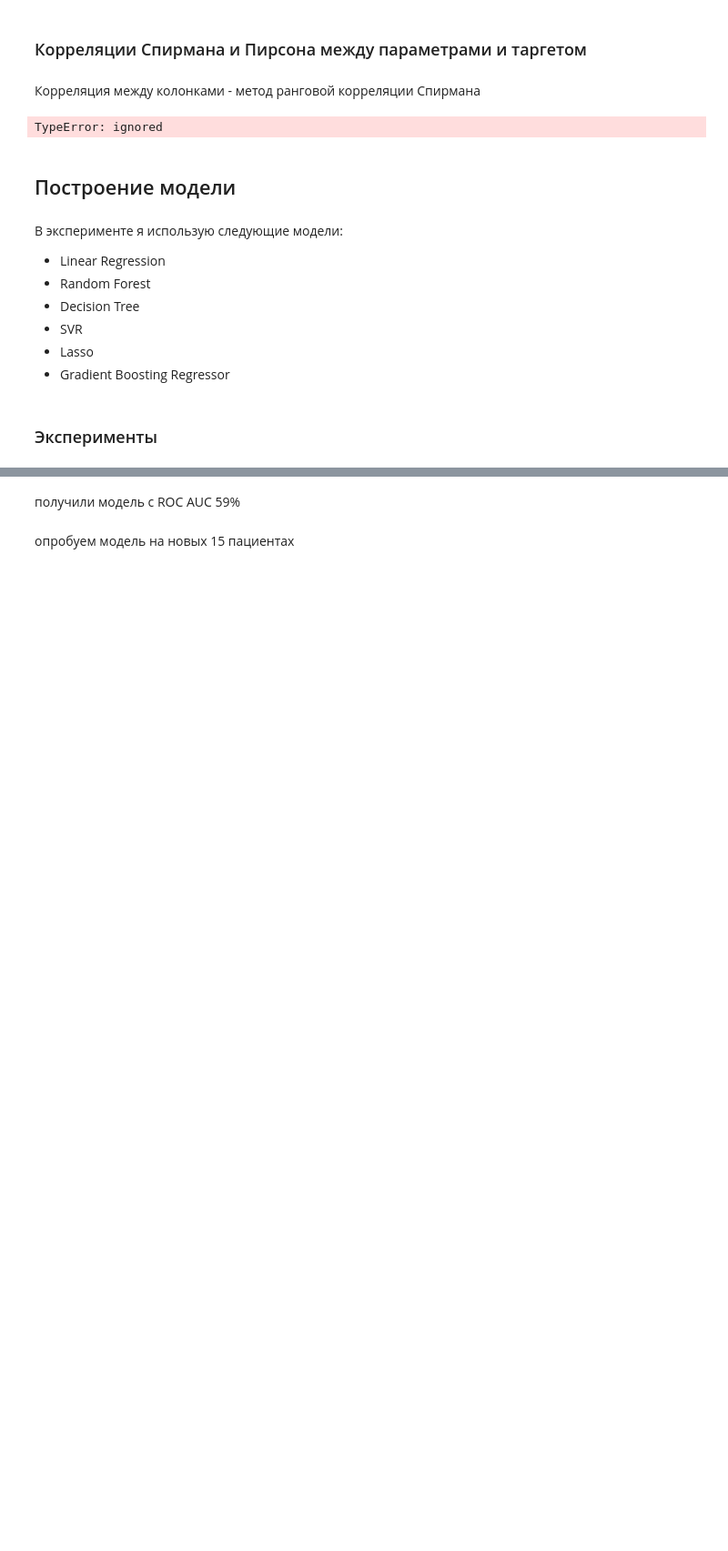
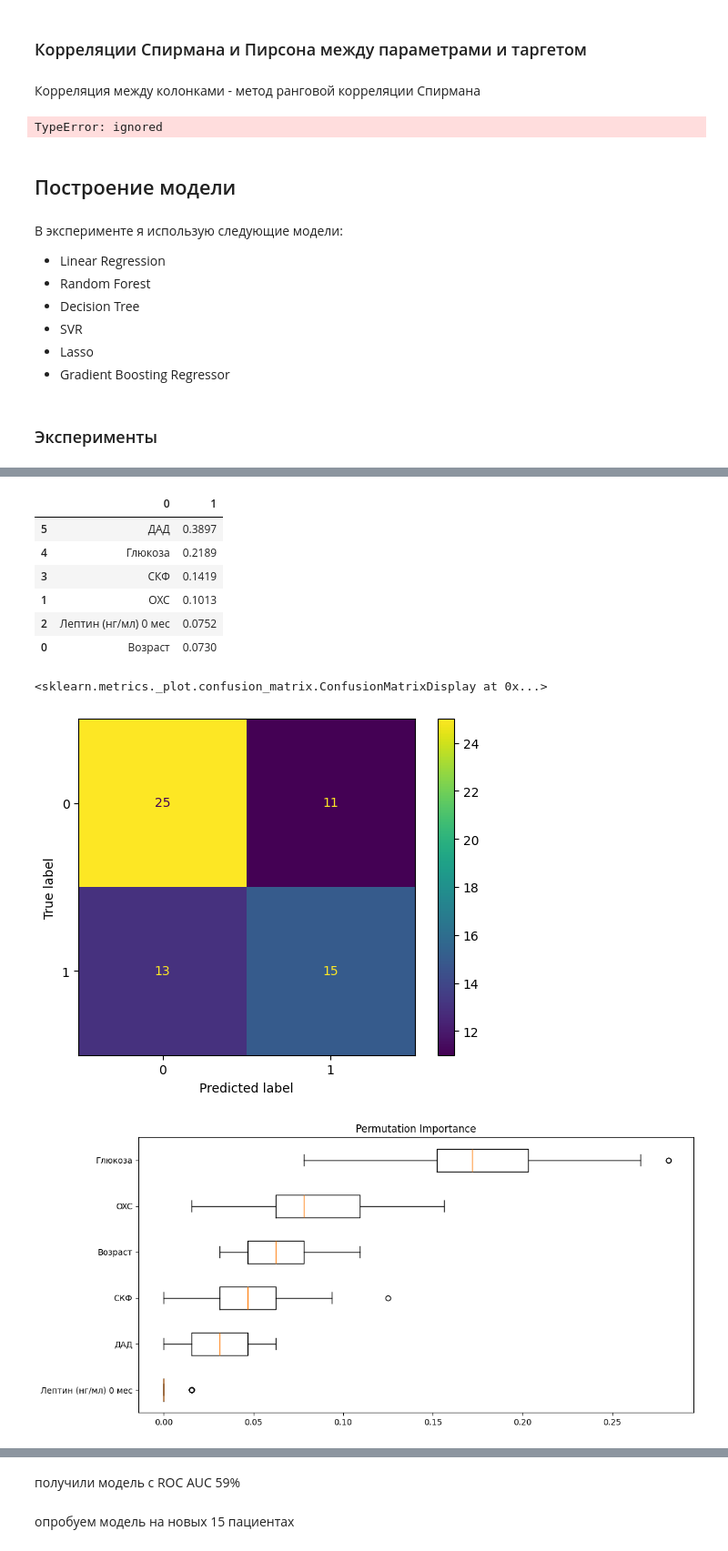
Before and after one commit to geniusserg/Endocrinology, a Jupyter notebook: experiments.ipynb, the cells around one changed output, grey strips where cells are left out. Shown at 91% size. Drawn from its saved outputs; the diff is of its cells as text; code cells hidden in the pictures; blank space fills up the shorter version.

```diff
--- a/experiments.ipynb
+++ b/experiments.ipynb
@@ -777,3 +777,9 @@ dt = Dataset(dataset_path="data/dataset_september.xlsx")
 dt.preprocess(agroup_params_only=True)
 dt_test = Dataset(dataset_path="data/dataset_almazov_november_test.xlsx")
 dt_test.preprocess(agroup_params_only=True)
+# %%
+params_good = ['Возраст', "OXC", "Лептин (нг/мл) 0 мес", 'СКФ', "Глюкоза", "ДАД", "ИМТ 0 мес"]
+X, y = dt.get_X_y("SIB", 5, params=params_good, target_type="A")
+model, X, y_true, y_pred = classification_experiment(XGBClassifier(), X, y, use_pipeline=False)
+experiment_logger(model, X, y_true, y_pred)
+# %% [output]
@@ -779,0 +798,10 @@ dt_test.preprocess(agroup_params_only=True)
+|  | 0 | 1 |
+| 5 | ДАД | 0.3897 |
+| 4 | Глюкоза | 0.2189 |
+| 3 | СКФ | 0.1419 |
+| 1 | OXC | 0.1013 |
+| 2 | Лептин (нг/мл) 0 мес | 0.0752 |
+| 0 | Возраст | 0.0730 |
+<sklearn.metrics._plot.confusion_matrix.ConfusionMatrixDisplay at 0x...>
+[figure, added]
+[figure, added]
```
Also changed, not shown: parts of 26 cells of this notebook, 6 other files.
